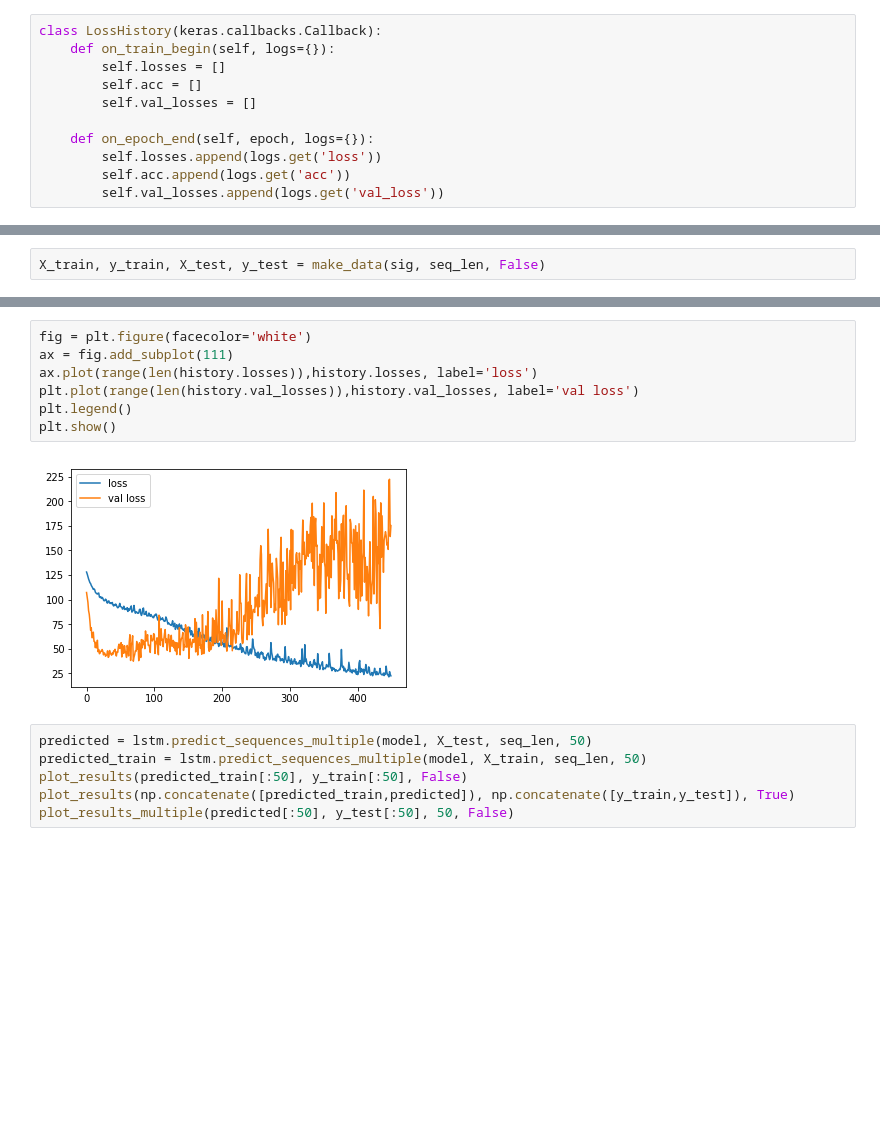
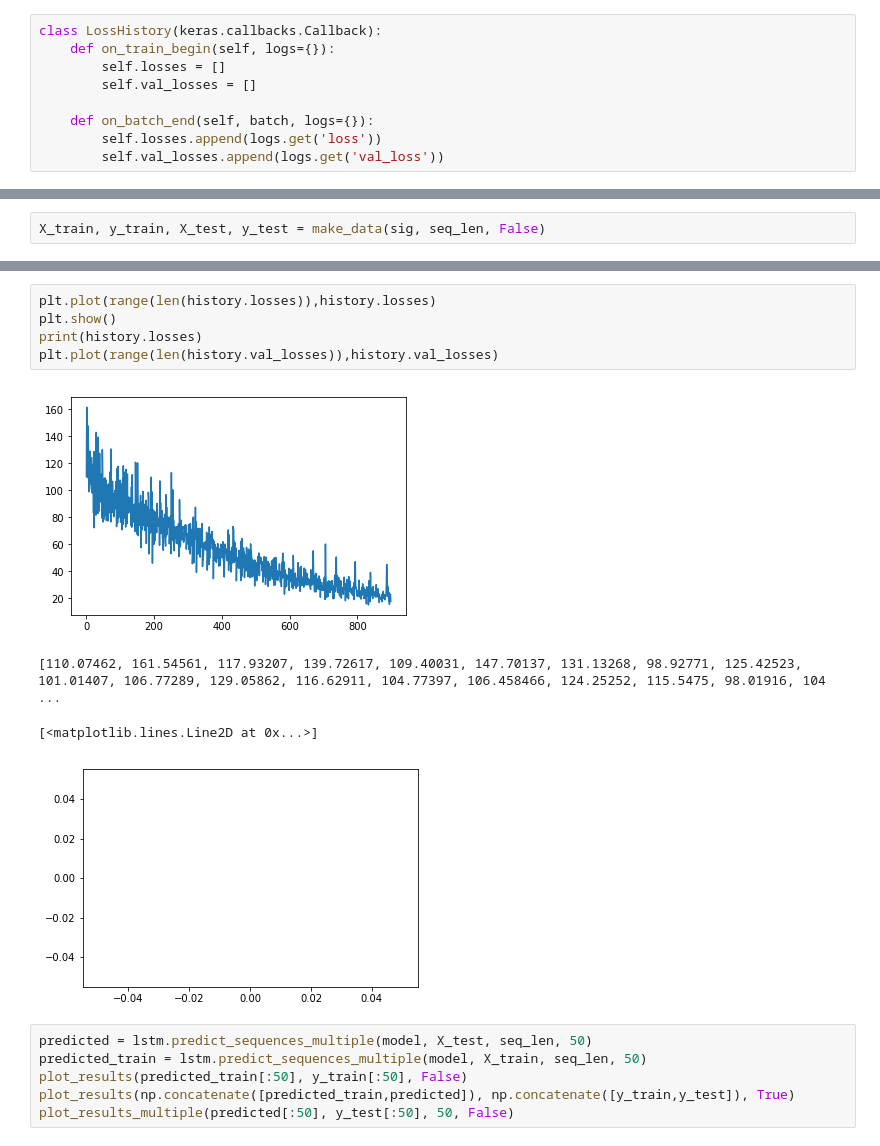
Before and after one commit to ktsimring/final-project, a Jupyter notebook: LSTM New Implementation 2.0.ipynb, the cells around one changed output, grey strips where cells are left out. Drawn from its saved outputs; the diff is of its cells as text; blank space fills up the shorter version.

```diff
--- a/LSTM New Implementation 2.0.ipynb
+++ b/LSTM New Implementation 2.0.ipynb
@@ -94,12 +94,10 @@ def build_model(layers):
 class LossHistory(keras.callbacks.Callback):
     def on_train_begin(self, logs={}):
         self.losses = []
-        self.acc = []
         self.val_losses = []
 
-    def on_epoch_end(self, epoch, logs={}):
+    def on_batch_end(self, batch, logs={}):
         self.losses.append(logs.get('loss'))
-        self.acc.append(logs.get('acc'))
         self.val_losses.append(logs.get('val_loss'))
 # %%
 def predict_point_by_point(model, data):
@@ -212,12 +200,13 @@ plot_results(predicted[:50], y_test[:50], False)
 # %%
-fig = plt.figure(facecolor='white')
-ax = fig.add_subplot(111)
-ax.plot(range(len(history.losses)),history.losses, label='loss')
-plt.plot(range(len(history.val_losses)),history.val_losses, label='val loss')
-plt.legend()
+plt.plot(range(len(history.losses)),history.losses)
 plt.show()
+print(history.losses)
+plt.plot(range(len(history.val_losses)),history.val_losses)
 # %% [output]
-[figure, old version]
+[figure, new version]
+[110.07462, 161.54561, 117.93207, 139.72617, 109.40031, 147.70137, 131.13268, 98.92771, 125.42523, 101.01407, 106.77289, 129.05862, 116.62911, 104.77397, 106.458466, 124.25252, 115.5475, 98.01916, 104 ...
+[<matplotlib.lines.Line2D at 0x...>]
+[figure, added]
 # %%
 predicted = lstm.predict_sequences_multiple(model, X_test, seq_len, 50)
 predicted_train = lstm.predict_sequences_multiple(model, X_train, seq_len, 50)
```
Also changed, not shown: parts of 2 cells of this notebook.
